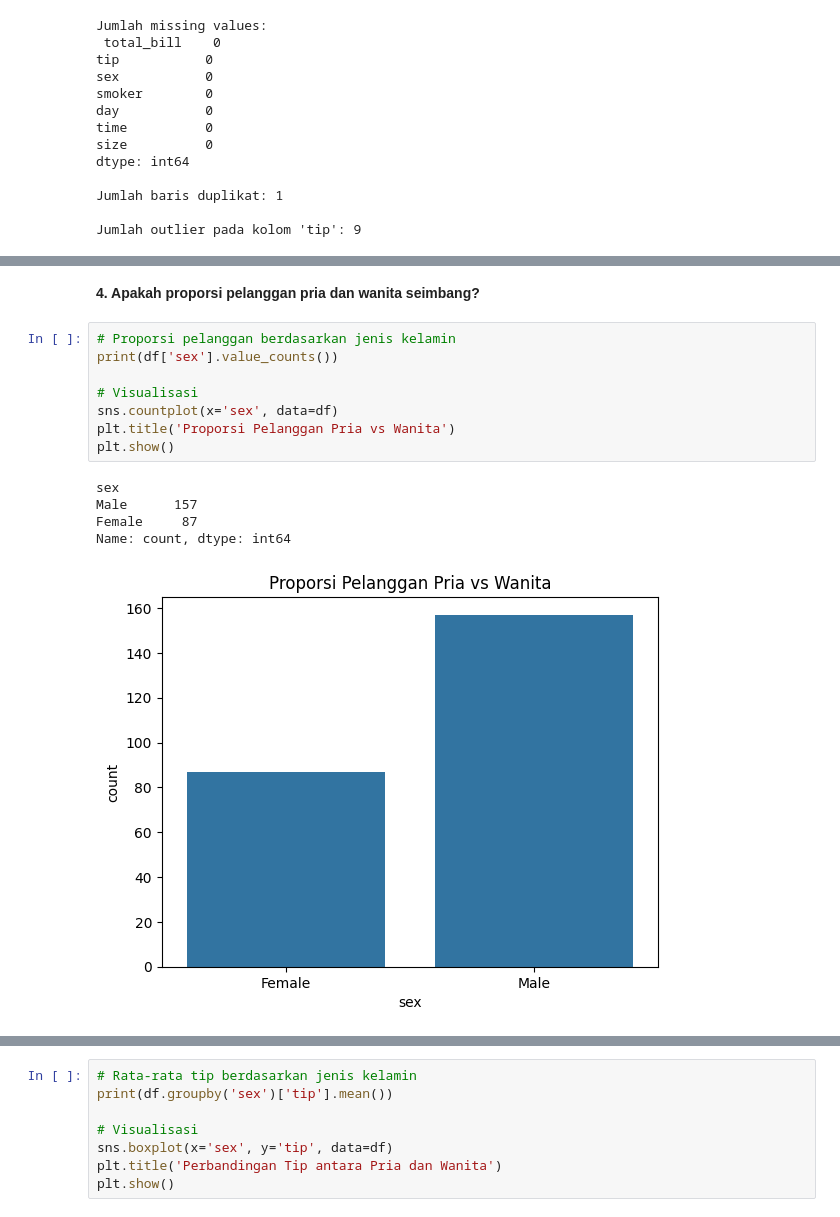
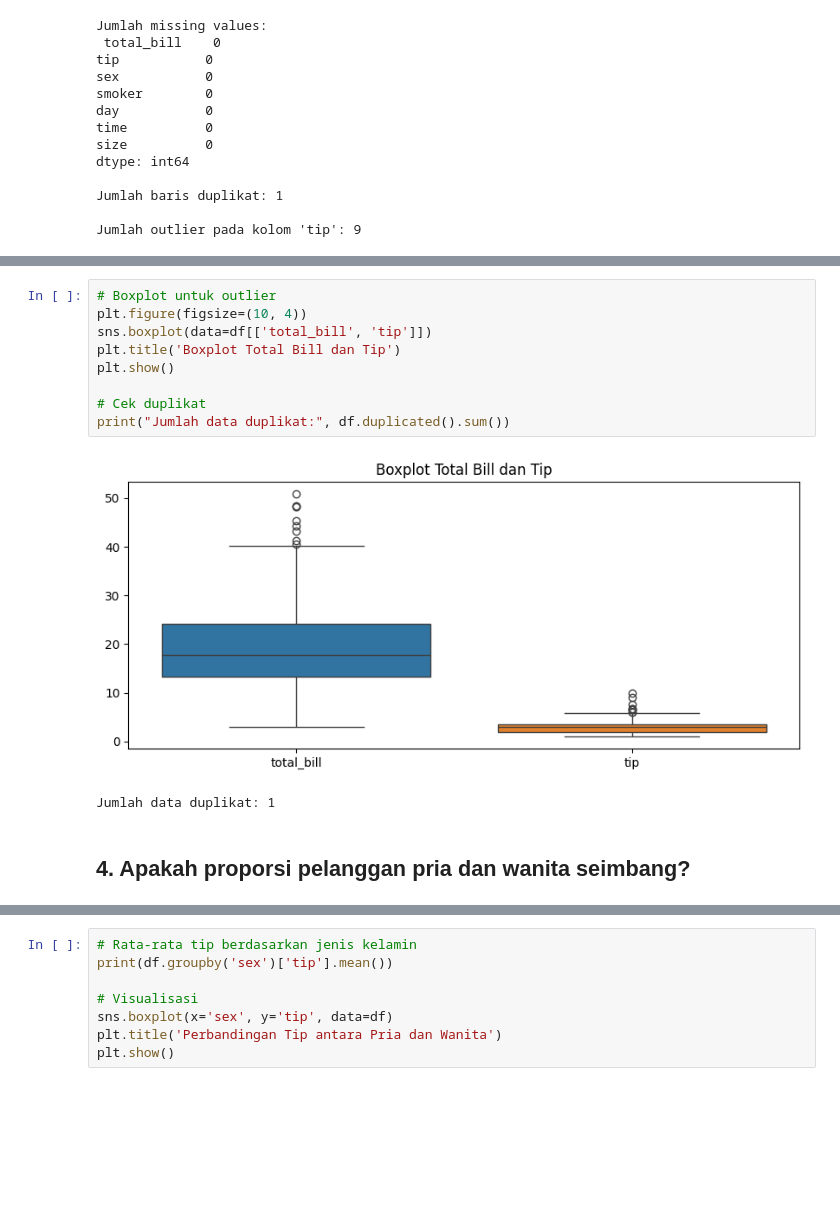
Before and after one commit to robet31/RAPIGANTENG, a Jupyter notebook: Tugas_2-EDA-DataMining.ipynb, the cells around one changed output, grey strips where cells are left out. Saved outputs shown, nothing was run; the diff lists cells and outputs as text; blank space fills up the shorter version.

```diff
--- a/Tugas_2-EDA-DataMining.ipynb
+++ b/Tugas_2-EDA-DataMining.ipynb
@@ -96,16 +295,14 @@ Jumlah outlier pada kolom 'tip': 9
+# %%
+# Boxplot untuk outlier
+plt.figure(figsize=(10, 4))
+sns.boxplot(data=df[['total_bill', 'tip']])
+plt.title('Boxplot Total Bill dan Tip')
+plt.show()
+
+# Cek duplikat
+print("Jumlah data duplikat:", df.duplicated().sum())
+# %% [output]
+[figure, added]
+Jumlah data duplikat: 1
 # %% [markdown]
-**4. Apakah proporsi pelanggan pria dan wanita seimbang?**
+## 4. Apakah proporsi pelanggan pria dan wanita seimbang?
-# %%
-# Proporsi pelanggan berdasarkan jenis kelamin
-print(df['sex'].value_counts())
-
-# Visualisasi
-sns.countplot(x='sex', data=df)
-plt.title('Proporsi Pelanggan Pria vs Wanita')
-plt.show()
-# %% [output]
-sex
-Male      157
-Female     87
-Name: count, dtype: int64
-[figure, removed]
```
Also changed, not shown: parts of 19 cells of this notebook.
